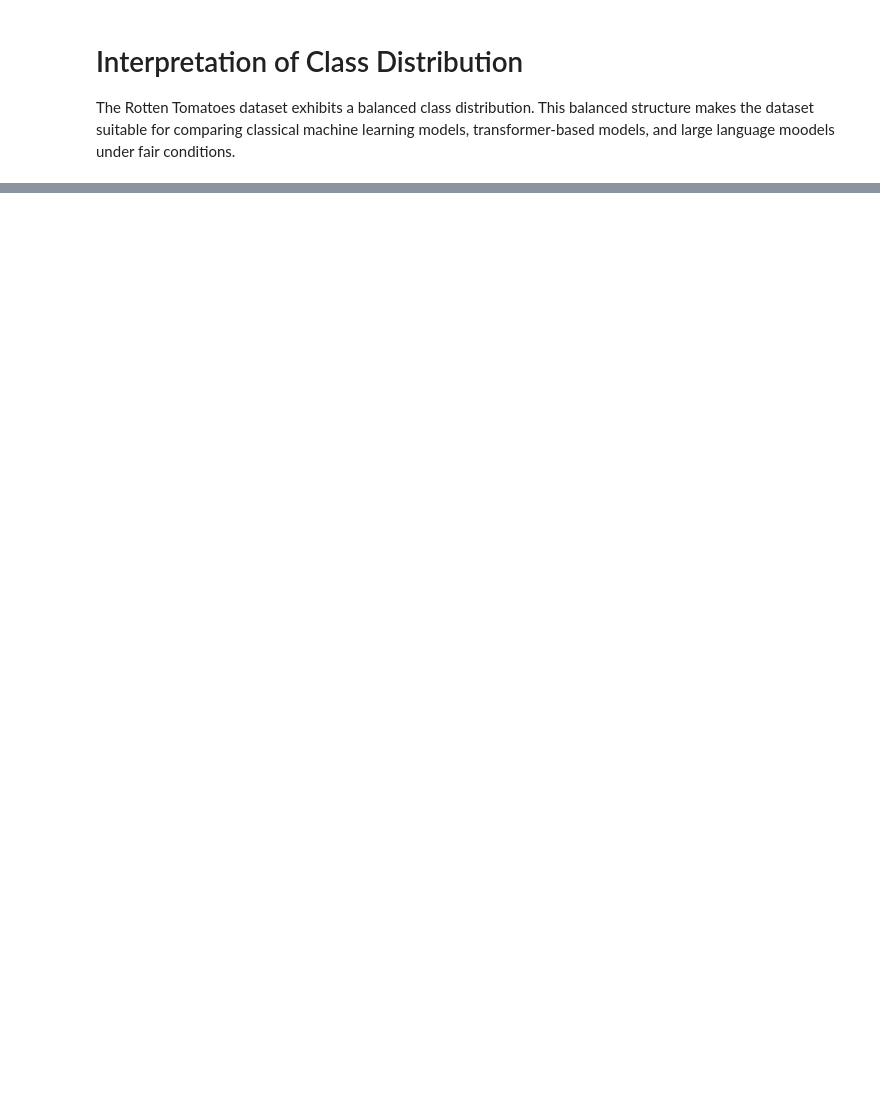
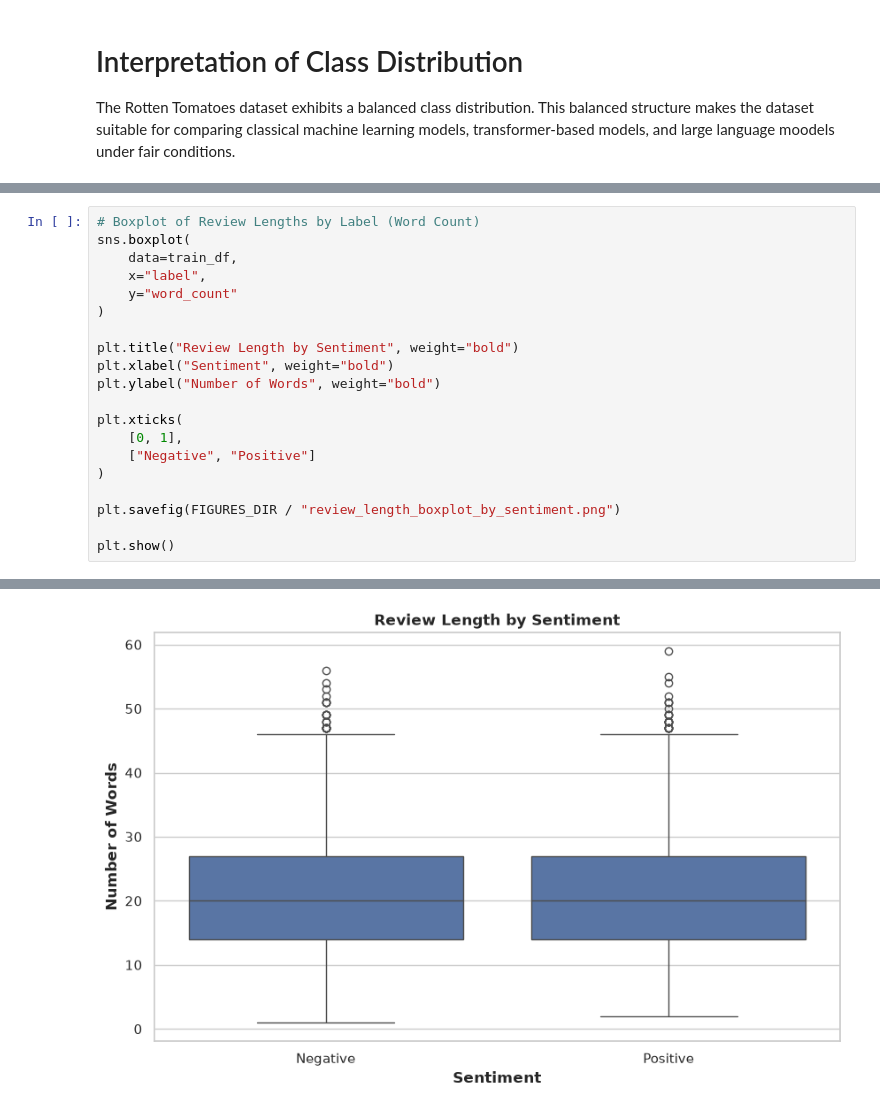
Before and after one commit to Alireza-Mirzadeh/llm-text-classification-benchmark, a Jupyter notebook: notebooks/01_eda_rotten_tomatoes.ipynb, the cells around one changed output, grey strips where cells are left out. Drawn from its saved outputs; the diff is of its cells as text; blank space fills up the shorter version.

```diff
--- a/notebooks/01_eda_rotten_tomatoes.ipynb
+++ b/notebooks/01_eda_rotten_tomatoes.ipynb
@@ -211,0 +313,21 @@ The Rotten Tomatoes dataset exhibits a balanced class distribution. This balance
+# %%
+# Boxplot of Review Lengths by Label (Word Count)
+sns.boxplot(
+    data=train_df,
+    x="label",
+    y="word_count"
+)
+
+plt.title("Review Length by Sentiment", weight="bold")
+plt.xlabel("Sentiment", weight="bold")
+plt.ylabel("Number of Words", weight="bold")
+
+plt.xticks(
+    [0, 1],
+    ["Negative", "Positive"]
+)
+
+plt.savefig(FIGURES_DIR / "review_length_boxplot_by_sentiment.png")
+
+plt.show()
+# %% [output]
@@ -211,0 +336 @@ The Rotten Tomatoes dataset exhibits a balanced class distribution. This balance
+[figure, added]
```
Also changed, not shown: parts of 26 cells of this notebook, 9 other files.
